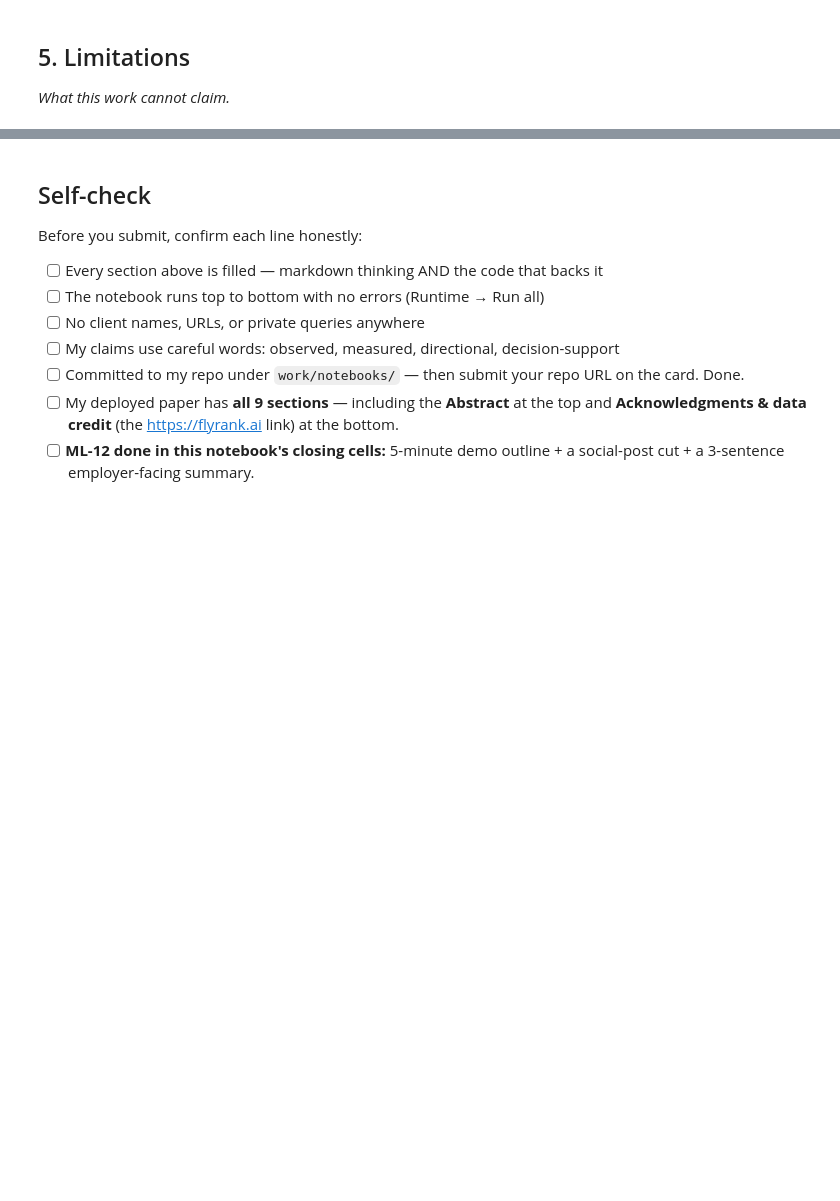
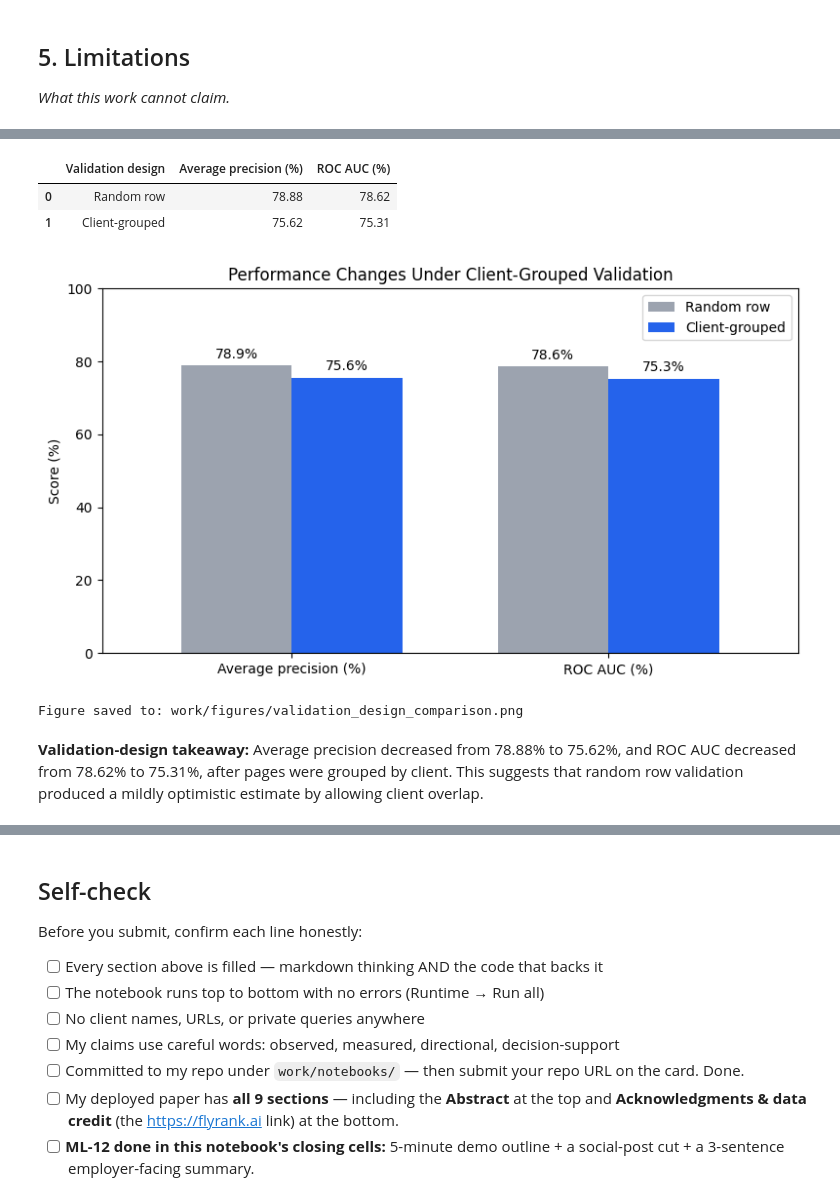
Before and after one commit to bsiddan25/Flyrankproject, a Jupyter notebook: work/notebooks/capstone.ipynb, the cells around one changed output, grey strips where cells are left out. Cells and saved outputs as stored; diff of their text form; code cells hidden in the pictures; blank space fills up the shorter version.

```diff
--- a/work/notebooks/capstone.ipynb
+++ b/work/notebooks/capstone.ipynb
@@ -36,0 +385,74 @@ This skeleton is yours to fill. Work the sections **in order** — each one has
+# %%
+import pandas as pd
+import matplotlib.pyplot as plt
+from pathlib import Path
+
+figure_dir = Path("work/figures")
+figure_dir.mkdir(parents=True, exist_ok=True)
+
+validation_design_table = pd.DataFrame({
+    "Validation design": [
+        "Random row",
+        "Client-grouped",
+    ],
+    "Average precision (%)": [
+        78.88,
+        75.62,
+    ],
+    "ROC AUC (%)": [
+        78.62,
+        75.31,
+    ],
+})
+
+display(validation_design_table)
+
+ax = (
+    validation_design_table
+    .set_index("Validation design")
+    .T
+    .plot(
+        kind="bar",
+        figsize=(8, 4.5),
+        color=["#9CA3AF", "#2563EB"],
+        width=0.70,
+    )
+)
+
+ax.set_title("Performance Changes Under Client-Grouped Validation")
+ax.set_xlabel("")
+ax.set_ylabel("Score (%)")
+ax.set_ylim(0, 100)
+ax.tick_params(axis="x", rotation=0)
+ax.legend(title="")
+
+for container in ax.containers:
+    ax.bar_label(
+        container,
+        fmt="%.1f%%",
+        padding=3,
+    )
+
+plt.tight_layout()
+
+validation_figure_path = (
+    figure_dir / "validation_design_comparison.png"
+)
+
+plt.savefig(
+    validation_figure_path,
+    dpi=200,
+    bbox_inches="tight",
+)
+
+plt.show()
+
+print(f"Figure saved to: {validation_figure_path}")
+# %% [output]
+|  | Validation design | Average precision (%) | ROC AUC (%) |
+| 0 | Random row | 78.88 | 78.62 |
+| 1 | Client-grouped | 75.62 | 75.31 |
+[figure, added]
+Figure saved to: work/figures/validation_design_comparison.png
+# %% [markdown]
+**Validation-design takeaway:** Average precision decreased from 78.88% to 75.62%, and ROC AUC decreased from 78.62% to 75.31%, after pages were grouped by client. This suggests that random row validation produced a mildly optimistic estimate by allowing client overlap.
```
Also changed, not shown: parts of 22 cells of this notebook.
